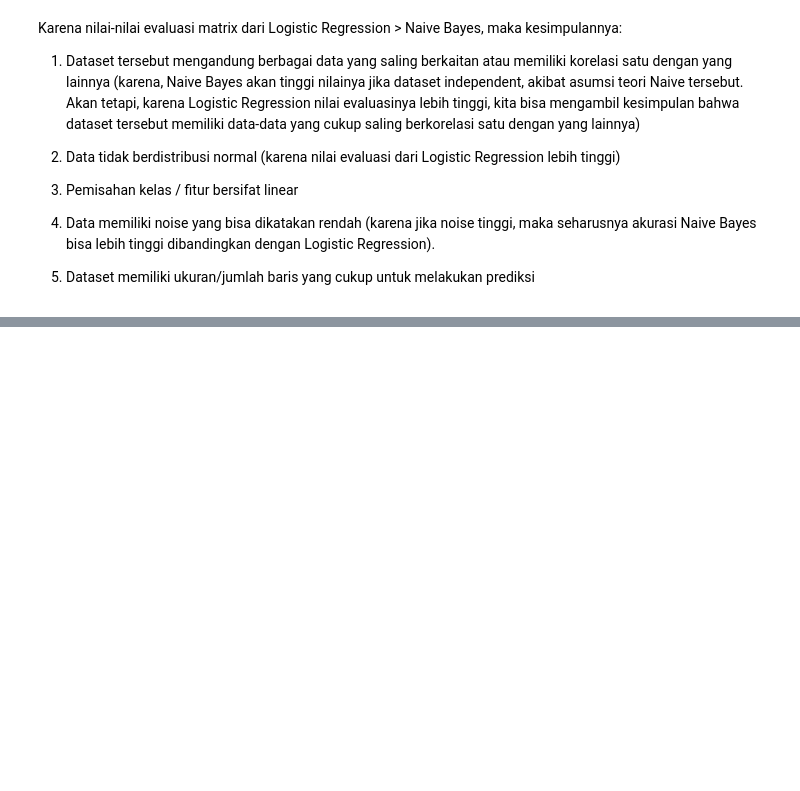
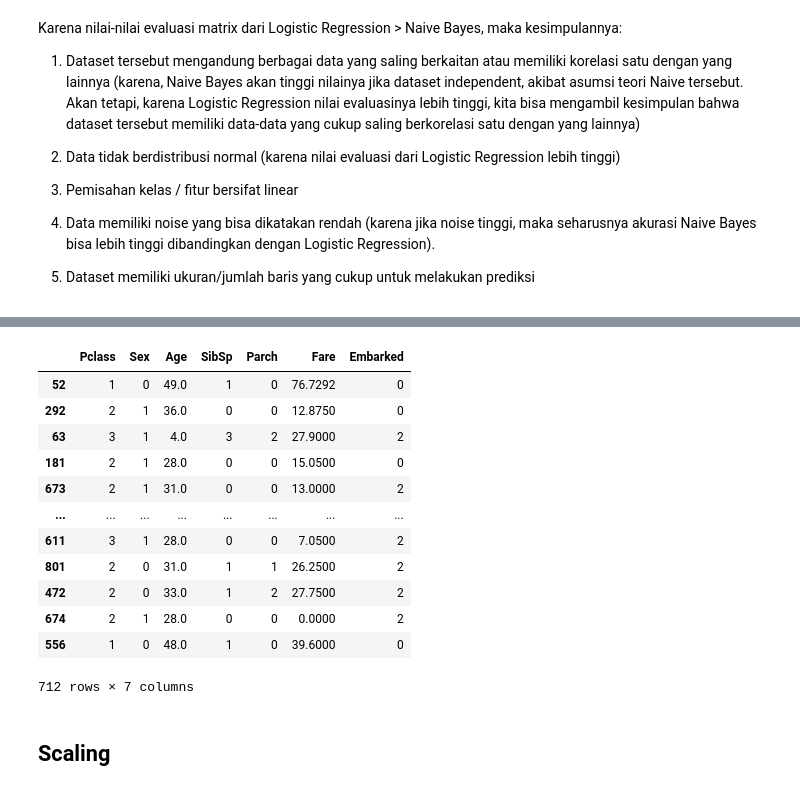
Before and after one commit to StyNW7/Machine_Learning, a Jupyter notebook: 99. Mid-Term/Template/exercise1.ipynb, the cells around one changed output, grey strips where cells are left out. Cells and saved outputs as stored; diff of their text form; code cells hidden in the pictures; blank space fills up the shorter version.

```diff
--- a/99. Mid-Term/Template/exercise1.ipynb
+++ b/99. Mid-Term/Template/exercise1.ipynb
@@ -355,0 +388,2 @@ R2 Score: 0.35576405423598234
+# %%
+x_train, x_test, y_train, y_test = train_test_split(x, y, test_size=0.2)
@@ -517,0 +589,14 @@ Karena nilai-nilai evaluasi matrix dari Logistic Regression > Naive Bayes, maka
+# %%
+def correlation(data_df, threshold) :
+  corr_col = set()
+  corr_matrix = data_df.corr()
+  print(corr_matrix)
+  for i in range(len(corr_matrix.columns)) :
+    for j in range(i + 1, len(corr_matrix.columns)) :
+      if(np.abs(corr_matrix.iloc[(i, j)]) > threshold) :
+        corr_col.add(corr_matrix.columns[j])
+  return corr_col
+# %%
+corr_col = correlation(x_train, threshold = 0.9)
+print(corr_col)
+print(len(corr_col))
@@ -517,0 +614,21 @@ Karena nilai-nilai evaluasi matrix dari Logistic Regression > Naive Bayes, maka
+# %%
+x_train = x_train.drop(columns = corr_col, axis = 1)
+x_test = x_test.drop(columns = corr_col, axis = 1)
+# %%
+x_train
+# %% [output]
+|  | Pclass | Sex | Age | SibSp | Parch | Fare | Embarked |
+| 52 | 1 | 0 | 49.0 | 1 | 0 | 76.7292 | 0 |
+| 292 | 2 | 1 | 36.0 | 0 | 0 | 12.8750 | 0 |
+| 63 | 3 | 1 | 4.0 | 3 | 2 | 27.9000 | 2 |
+| 181 | 2 | 1 | 28.0 | 0 | 0 | 15.0500 | 0 |
+| 673 | 2 | 1 | 31.0 | 0 | 0 | 13.0000 | 2 |
+| ... | ... | ... | ... | ... | ... | ... | ... |
+| 611 | 3 | 1 | 28.0 | 0 | 0 | 7.0500 | 2 |
+| 801 | 2 | 0 | 31.0 | 1 | 1 | 26.2500 | 2 |
+| 472 | 2 | 0 | 33.0 | 1 | 2 | 27.7500 | 2 |
+| 674 | 2 | 1 | 28.0 | 0 | 0 | 0.0000 | 2 |
+| 556 | 1 | 0 | 48.0 | 1 | 0 | 39.6000 | 0 |
+712 rows × 7 columns
+# %% [markdown]
+## Scaling
```
Also changed, not shown: parts of 46 cells of this notebook, 3 other files.
